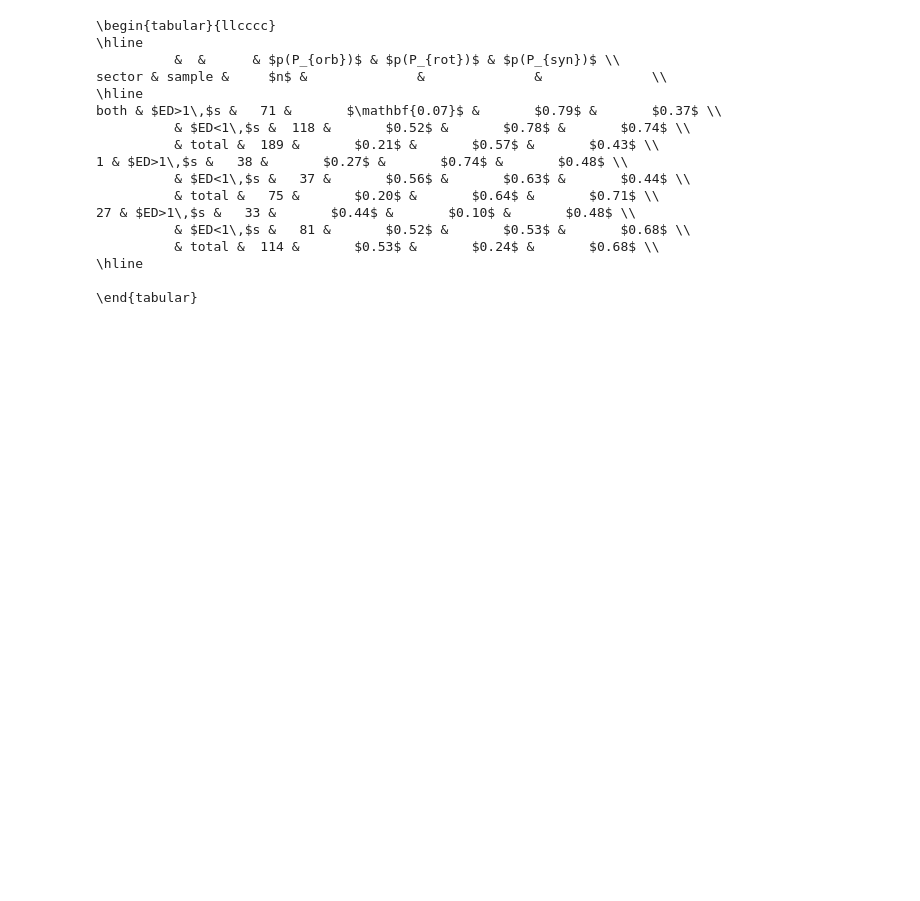
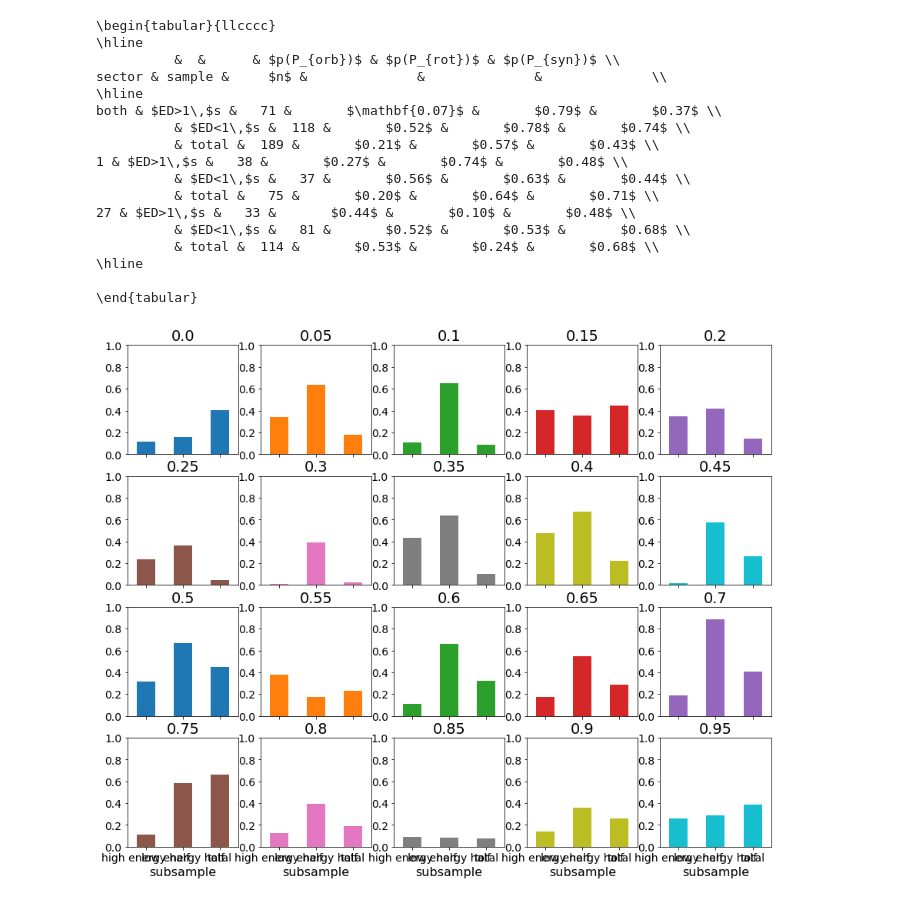
Before and after one commit to ekaterinailin/flaring-spi, a Jupyter notebook: notebooks/AU_Mic_final_table.ipynb, the cells around one changed output. Drawn from its saved outputs; the diff is of its cells as text; code cells hidden in the pictures; blank space fills up the shorter version.

```diff
--- a/notebooks/AU_Mic_final_table.ipynb
+++ b/notebooks/AU_Mic_final_table.ipynb
@@ -132,0 +135,7 @@ with open("/home/ekaterina/Documents/002_writing/aumic-flaring-spi-draft/tables/
+# %%
+f = df[df.period == "Orbit"].groupby(["shift","subsample"]).p.median()
+f.unstack(level=0).plot(kind='bar', subplots=True, rot=0,
+                                         figsize=(15, 12), layout=(4, 5), legend=False,
+                                         ylim=(0,1));
+# %% [output]
+[figure, added]
```
Also changed, not shown: parts of 2 cells of this notebook, 3 other files.
